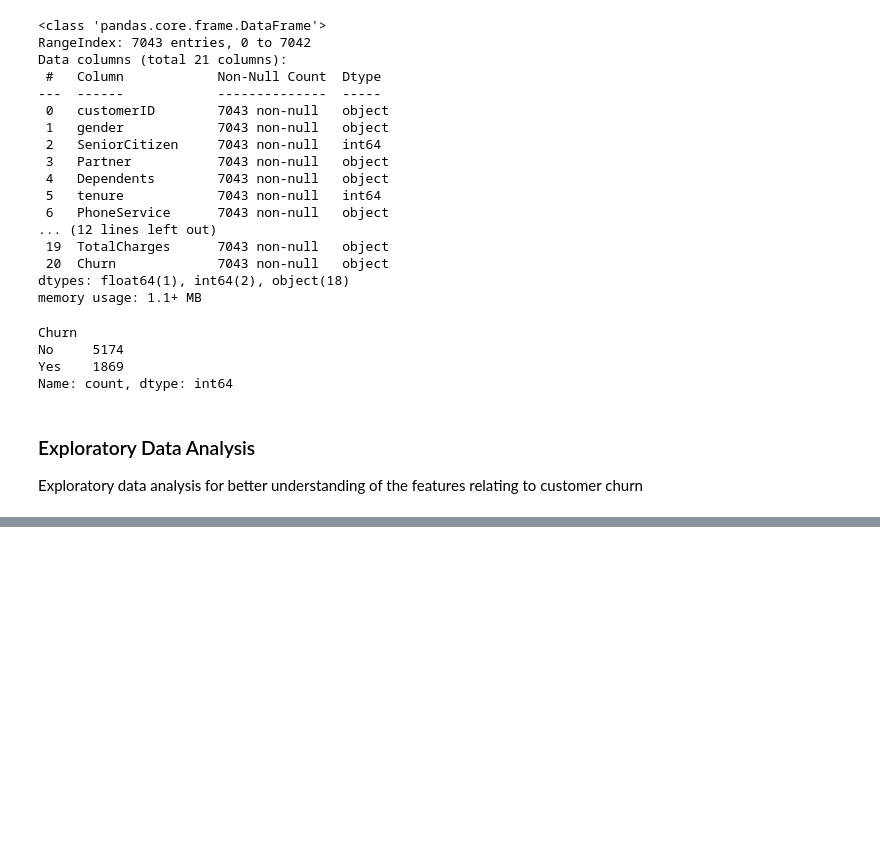
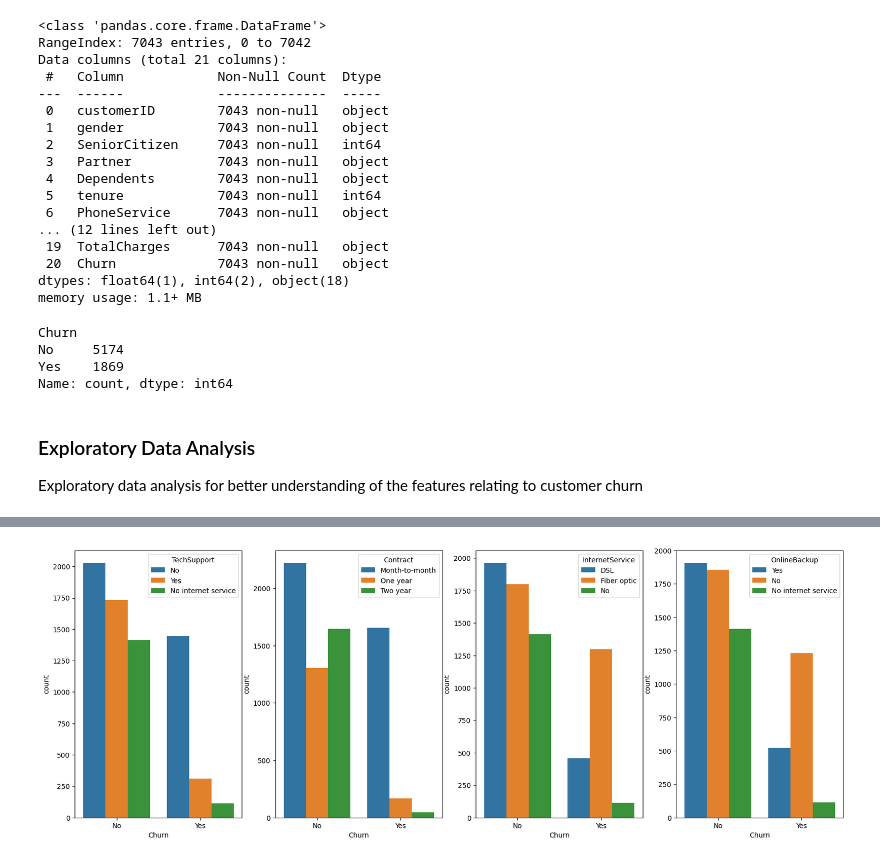
Before and after one commit to mut-rogers/data-science-bootcamp, a Jupyter notebook: Notebooks/customer_churn.ipynb, the cells around one changed output, grey strips where cells are left out. Drawn from its saved outputs; the diff is of its cells as text; code cells hidden in the pictures; blank space fills up the shorter version.

```diff
--- a/Notebooks/customer_churn.ipynb
+++ b/Notebooks/customer_churn.ipynb
@@ -69,0 +114,12 @@ demographic_features = ["Gender",
+# %%
+plt.pyplot.figure(figsize=(20,7))
+
+for index, column in enumerate(other_features):
+    ax = plt.pyplot.subplot(1, len(other_features), index + 1)
+    sns.countplot(
+        x="Churn",
+        data=customer_data,
+        hue=str(column)
+    )
+# %% [output]
+[figure, added]
```
Also changed, not shown: parts of 7 cells of this notebook.
